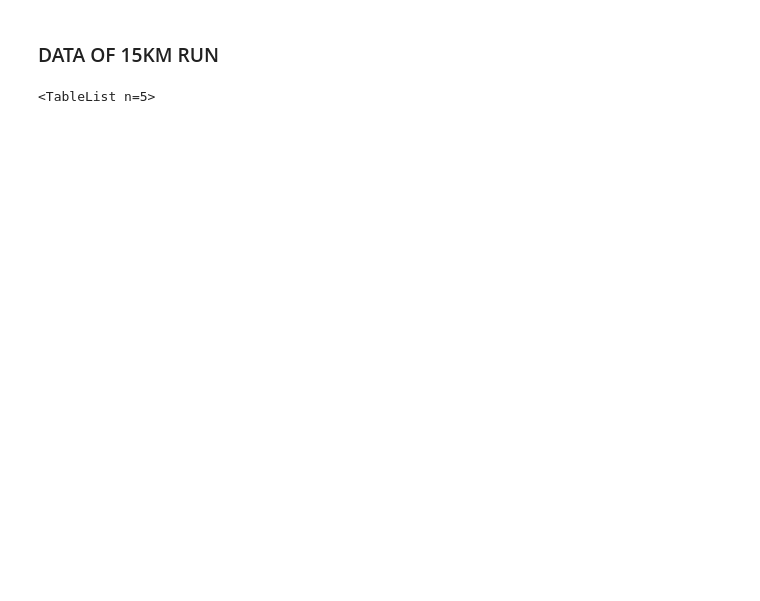
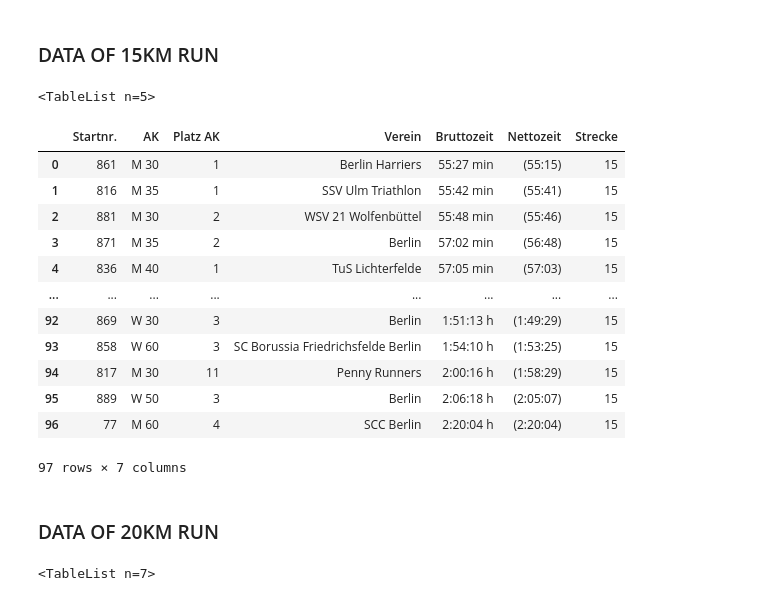
Before and after one commit to scheinmensch/Plaenterwaldlauf, a Jupyter notebook: getdata.ipynb, the cells around one changed output. Drawn from its saved outputs; the diff is of its cells as text; code cells hidden in the pictures; blank space fills up the shorter version.

```diff
--- a/getdata.ipynb
+++ b/getdata.ipynb
@@ -158,3 +155,54 @@ tables15
 # %%
 for i, df in enumerate(tables15):
     globals()[f'fifteen{i+1}'] = df.df
+# %%
+def split_column(row):
+    if '\n' in str(row):
+        return row.split('\n')
+    else:
+        return [row, '']
+# %%
+def adjustments15(df):
+    df = df.drop([0,1,2], axis=1)
+    df = df.drop(0)
+    df = df.rename(columns=dict(zip(df.columns, ['Startnr.', 'AK', 'Platz AK', 'Verein', 'Bruttozeit', 'Nettozeit'])))
+    df = df.drop([1,2])
+    df['Startnr.'] = df['Startnr.'].str.replace(r'^(\d+)\D.*', r'\1', regex=True)
+    df['Startnr.'] = df['Startnr.'].replace("", np.nan)
+    df = df.dropna(subset=['Startnr.'])
+    df = df.reset_index(drop=True)
+    df[['Platz AK', 'Verein2']] = pd.DataFrame(df['Platz AK'].apply(split_column).tolist())
+    df['Merged_Verein'] = df['Verein'].fillna('') + df['Verein2'].fillna('')
+    df.drop(columns=['Verein', 'Verein2'], inplace=True)
+    df.rename(columns={'Merged_Verein': 'Verein'}, inplace=True)
+    df = df[['Startnr.', 'AK', 'Platz AK', 'Verein', 'Bruttozeit', 'Nettozeit']]
+    df['Strecke'] = 15
+    return df
+# %%
+fifteen1 = adjustments15(fifteen1)
+# just noticed, that for some reason the dfs fifteen1 and fifteen2 as created by camlot contain exactly the same table, so the numbers are a bit mixed up now
+fifteen2 = adjustments15(fifteen3)
+fifteen3 = adjustments15(fifteen4)
+fifteen4 = adjustments15(fifteen5)
+# %%
+fifteen2.loc[23, 'AK'] = 'W 50'
+# %%
+fifteen_km = pd.concat([fifteen1, fifteen2, fifteen3, fifteen4], axis=0)
+fifteen_km = fifteen_km.reset_index(drop=True)
+fifteen_km
+# %% [output]
+|  | Startnr. | AK | Platz AK | Verein | Bruttozeit | Nettozeit | Strecke |
+| 0 | 861 | M 30 | 1 | Berlin Harriers | 55:27 min | (55:15) | 15 |
+| 1 | 816 | M 35 | 1 | SSV Ulm Triathlon | 55:42 min | (55:41) | 15 |
+| 2 | 881 | M 30 | 2 | WSV 21 Wolfenbüttel | 55:48 min | (55:46) | 15 |
+| 3 | 871 | M 35 | 2 | Berlin | 57:02 min | (56:48) | 15 |
+| 4 | 836 | M 40 | 1 | TuS Lichterfelde | 57:05 min | (57:03) | 15 |
+| ... | ... | ... | ... | ... | ... | ... | ... |
+| 92 | 869 | W 30 | 3 | Berlin | 1:51:13 h | (1:49:29) | 15 |
+| 93 | 858 | W 60 | 3 | SC Borussia Friedrichsfelde Berlin | 1:54:10 h | (1:53:25) | 15 |
+| 94 | 817 | M 30 | 11 | Penny Runners | 2:00:16 h | (1:58:29) | 15 |
+| 95 | 889 | W 50 | 3 | Berlin | 2:06:18 h | (2:05:07) | 15 |
+| 96 | 77 | M 60 | 4 | SCC Berlin | 2:20:04 h | (2:20:04) | 15 |
+97 rows × 7 columns
+# %% [markdown]
+### DATA OF 20KM RUN
@@ -160,0 +211,4 @@ for i, df in enumerate(tables15):
+# %%
+tables20
+# %% [output]
+<TableList n=7>
```
Also changed, not shown: parts of 19 cells of this notebook.
